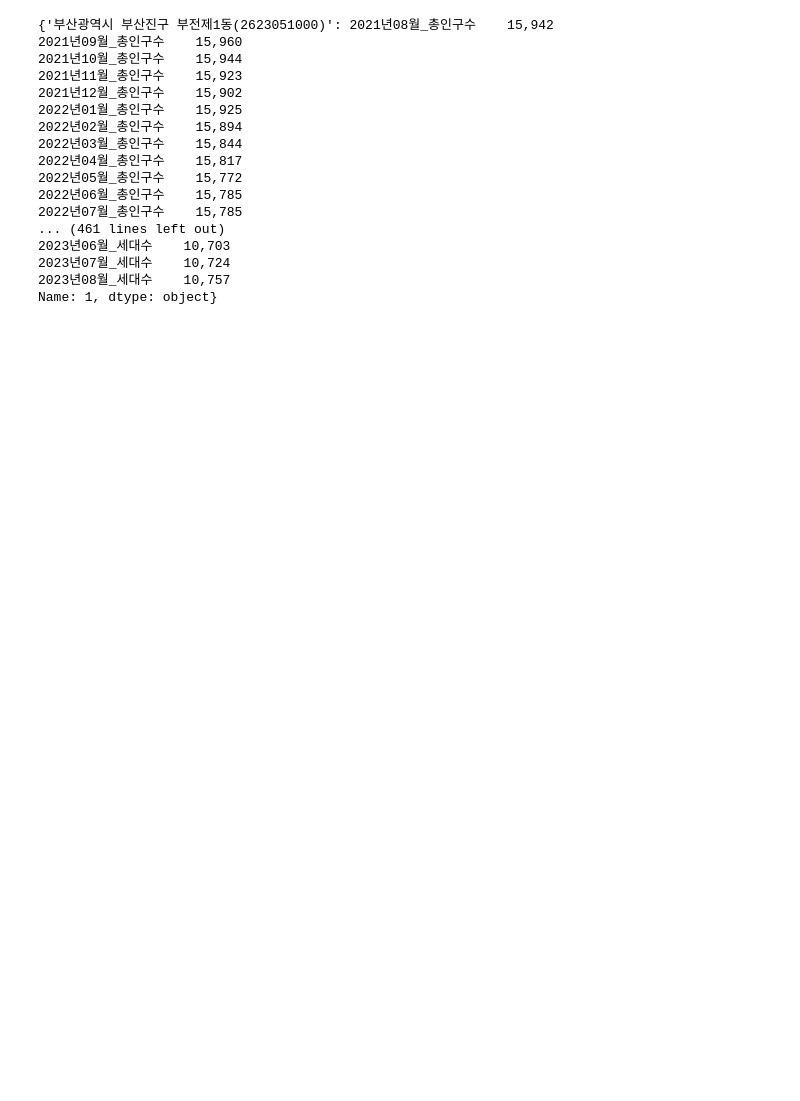
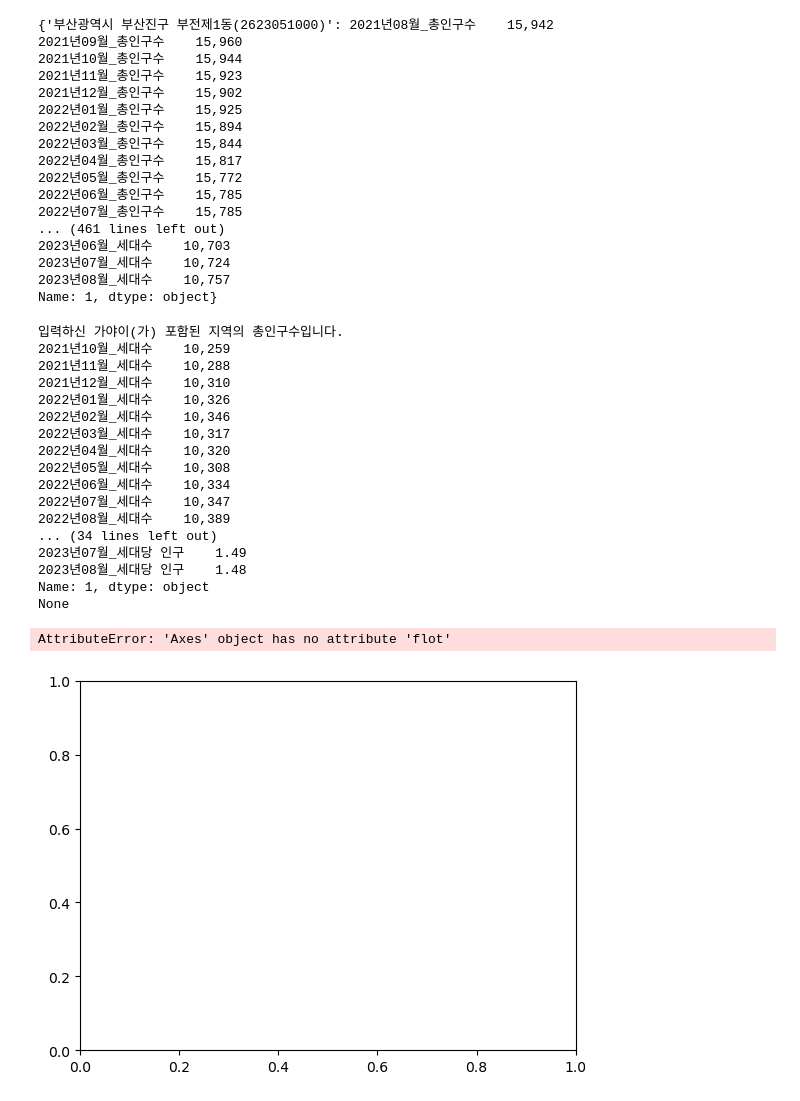
Before and after one commit to SeongGwangJu/AWS_Python, a Jupyter notebook: population/year.ipynb, the cells around one changed output. Cells and saved outputs as stored; diff of their text form; code cells hidden in the pictures; blank space fills up the shorter version.

Commit message:
Studied: Accessing and Connecting to Public Data, Pre-processing Public Data

```diff
--- a/population/year.ipynb
+++ b/population/year.ipynb
@@ -28,12 +28,40 @@ print(dataDict)
 2023년07월_세대수    10,724
 2023년08월_세대수    10,757
 Name: 1, dtype: object}
-# %%
-name = input("행정구역을 입력하세요: ")
-index = 0
-for i, j in dataDict.items():
-    if index < 10:
-        break
-    print(i)
-    print(j)
-    index += 1
+# %%
+
+name = input("행정구역을 입력하세요: ")
+print("입력하신 " + name + "이(가) 포함된 지역의 총인구수입니다.")
+
+for i, j in dataDict.items():
+    if name in i:
+        findData = print(dataDict.get(i))
+        # rowindex = data.query('행정구역.str.contains("{name}")').index.values[1];
+        # print(data.iloc[rowindex, 1])
+
+print(findData)
+figure = plt.figure()
+axes = figure.add_subplot(111)
+
+axes.flot(findData)
+plt.show()
+# %% [output]
+입력하신 가야이(가) 포함된 지역의 총인구수입니다.
+2021년10월_세대수    10,259
+2021년11월_세대수    10,288
+2021년12월_세대수    10,310
+2022년01월_세대수    10,326
+2022년02월_세대수    10,346
+2022년03월_세대수    10,317
+2022년04월_세대수    10,320
+2022년05월_세대수    10,308
+2022년06월_세대수    10,334
+2022년07월_세대수    10,347
+2022년08월_세대수    10,389
+... (34 lines left out)
+2023년07월_세대당 인구    1.49
+2023년08월_세대당 인구    1.48
+Name: 1, dtype: object
+None
+AttributeError: 'Axes' object has no attribute 'flot'
+[figure, added]
```
Also changed, not shown: 3 other files.
